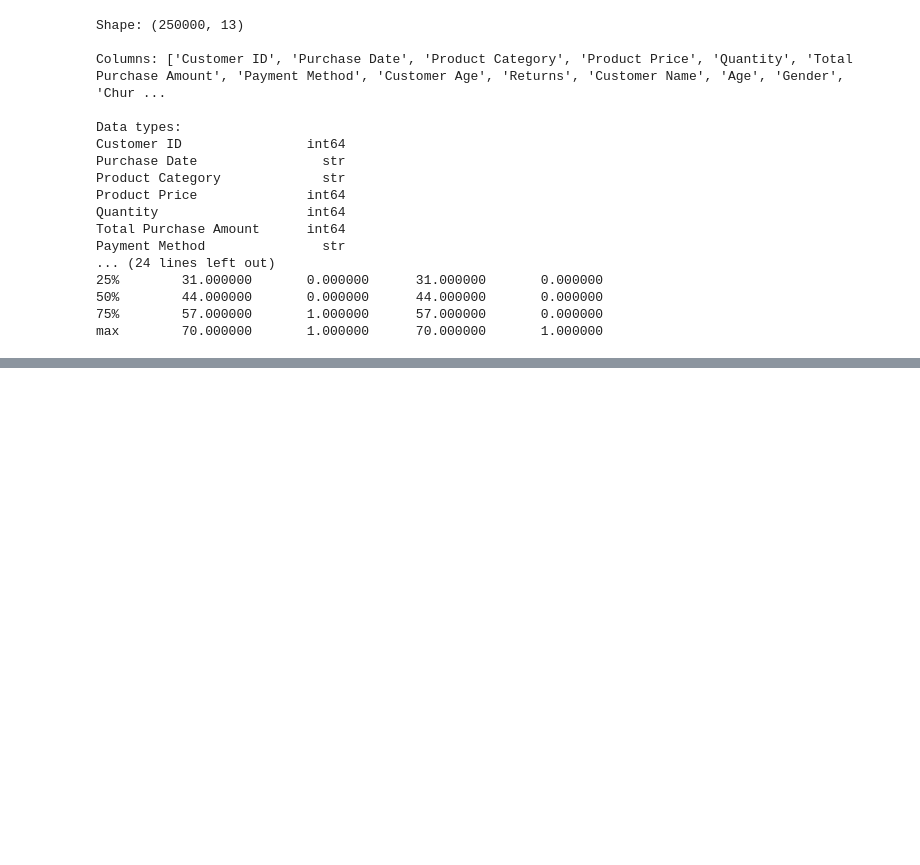
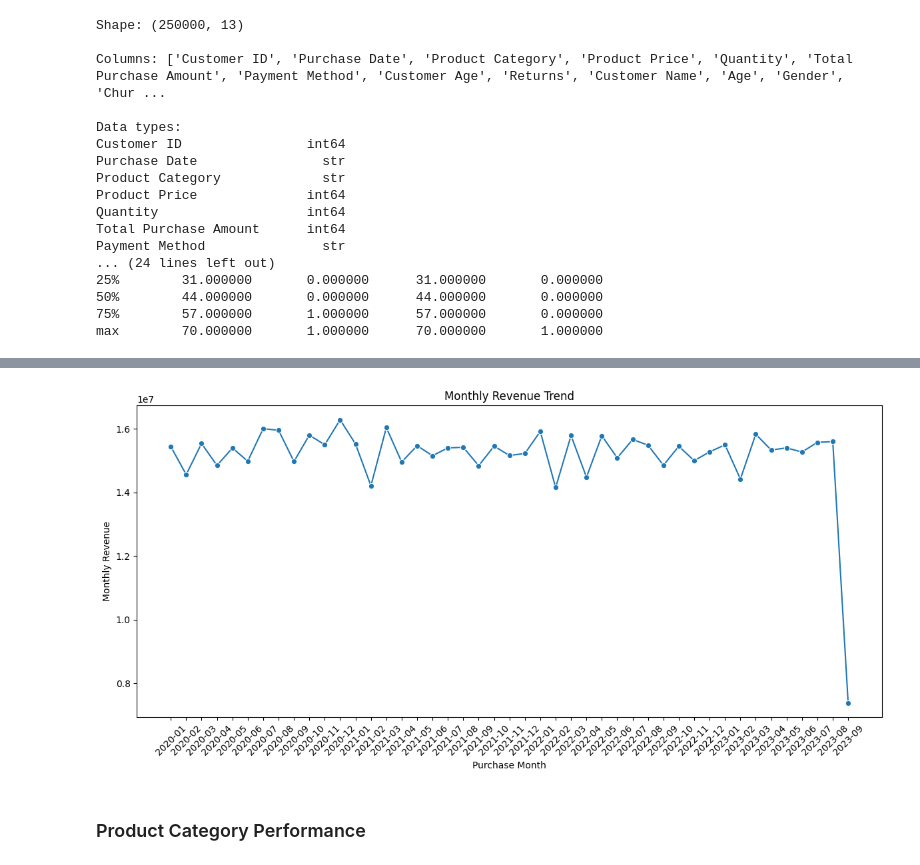
Before and after one commit to kptransfer2024-cmd/ecommerce_pj, a Jupyter notebook: churn.ipynb, the cells around one changed output, grey strips where cells are left out. Cells and saved outputs as stored; diff of their text form; code cells hidden in the pictures; blank space fills up the shorter version.

```diff
--- a/churn.ipynb
+++ b/churn.ipynb
@@ -80,0 +93,17 @@ pd.read_sql_query(query, conn)
+# %%
+ecommerce_df["Purchase Date"] = pd.to_datetime(ecommerce_df["Purchase Date"])
+
+monthly_summary = (
+    ecommerce_df
+    .assign(purchase_month=ecommerce_df["Purchase Date"].dt.strftime("%Y-%m"))
+    .groupby("purchase_month")
+    .agg(
+        monthly_revenue=("Total Purchase Amount", "sum"),
+        monthly_customers=("Customer ID", "nunique"),
+        monthly_quantity_sold=("Quantity", "sum")
+    )
+    .reset_index()
+    .sort_values("purchase_month")
+)
+
+monthly_summary.head()
@@ -80,0 +117,20 @@ pd.read_sql_query(query, conn)
+# %%
+plt.figure(figsize=(12, 6))
+
+sns.lineplot(
+    data=monthly_summary,
+    x="purchase_month",
+    y="monthly_revenue",
+    marker="o"
+)
+
+plt.title("Monthly Revenue Trend")
+plt.xlabel("Purchase Month")
+plt.ylabel("Monthly Revenue")
+plt.xticks(rotation=45)
+plt.tight_layout()
+plt.show()
+# %% [output]
+[figure, added]
+# %% [markdown]
+### Product Category Performance
```
Also changed, not shown: parts of 26 cells of this notebook.
